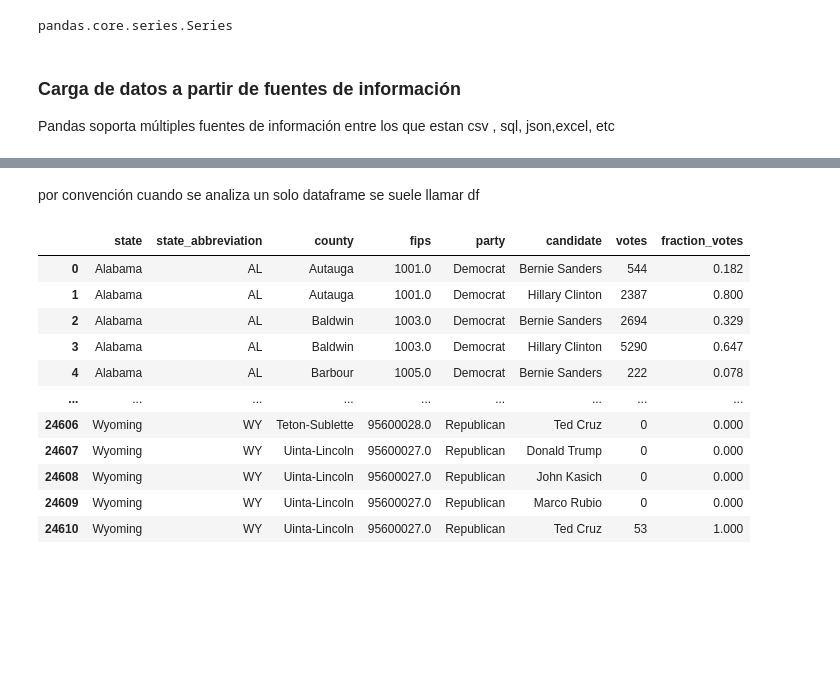
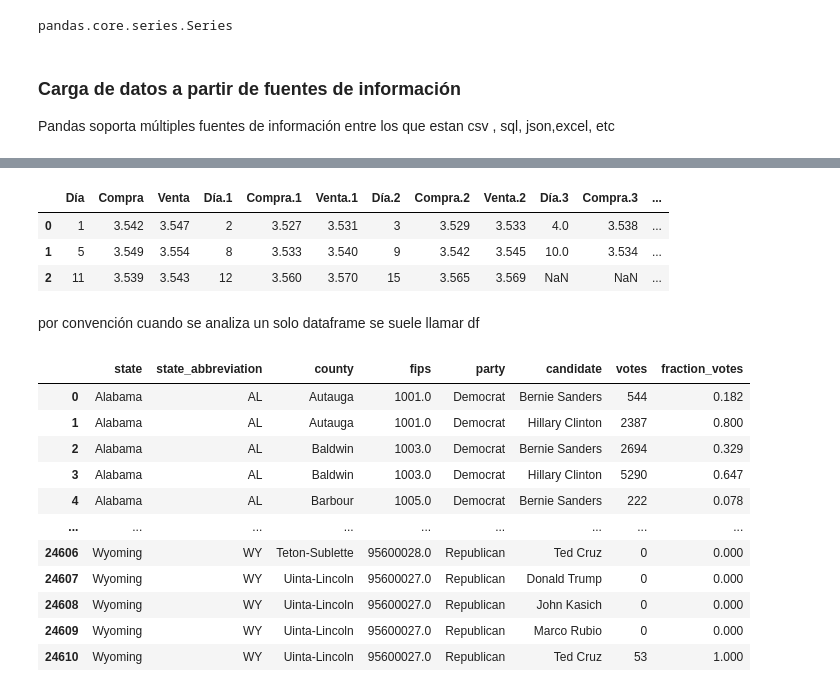
Before and after one commit to angiequispe/PythonFundamentos, a Jupyter notebook: Modulo4/1.1 Intro a Pandas.ipynb, the cells around one changed output, grey strips where cells are left out. Drawn from its saved outputs; the diff is of its cells as text; code cells hidden in the pictures; blank space fills up the shorter version.

```diff
--- a/Modulo4/1.1 Intro a Pandas.ipynb
+++ b/Modulo4/1.1 Intro a Pandas.ipynb
@@ -73,3 +84,13 @@ votos_primarias_us = pd.read_csv("./data/primary_results.csv")
+# %%
+# https://e-consulta.sunat.gob.pe/cl-at-ittipcam/tcS01Alias
+df_sunat = pd.read_clipboard()
+# %%
+df_sunat.head()
+# %% [output]
+|  | Día | Compra | Venta | Día.1 | Compra.1 | Venta.1 | Día.2 | Compra.2 | Venta.2 | Día.3 | Compra.3 | ... |
+| 0 | 1 | 3.542 | 3.547 | 2 | 3.527 | 3.531 | 3 | 3.529 | 3.533 | 4.0 | 3.538 | ... |
+| 1 | 5 | 3.549 | 3.554 | 8 | 3.533 | 3.540 | 9 | 3.542 | 3.545 | 10.0 | 3.534 | ... |
+| 2 | 11 | 3.539 | 3.543 | 12 | 3.560 | 3.570 | 15 | 3.565 | 3.569 | NaN | NaN | ... |
 # %% [markdown]
 por convención cuando se analiza un solo dataframe se suele llamar df
 # %%
```
Also changed, not shown: parts of 16 cells of this notebook, 9 other files.
